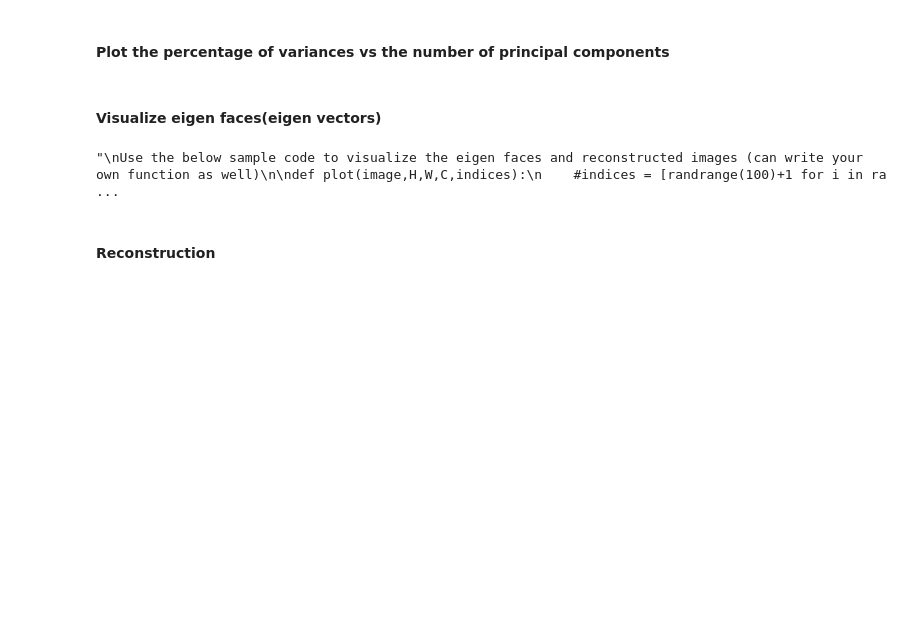
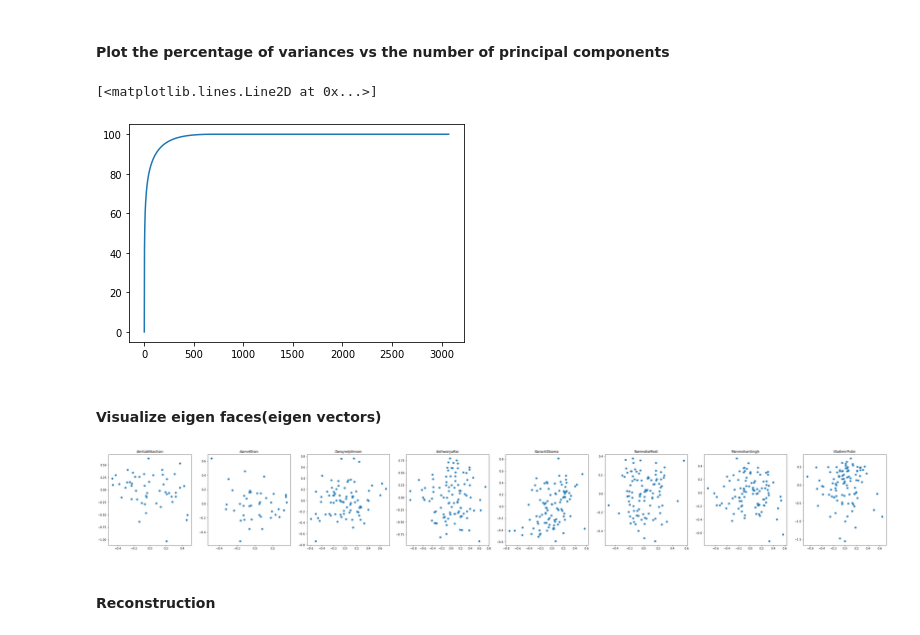
Before and after one commit to AbhinavChowdaryM98/KMeans-And-Regression, a Jupyter notebook: 2019101109_Assignment2_Q3.ipynb, the cells around one changed output. Drawn from its saved outputs; the diff is of its cells as text; code cells hidden in the pictures; blank space fills up the shorter version.

```diff
--- a/2019101109_Assignment2_Q3.ipynb
+++ b/2019101109_Assignment2_Q3.ipynb
@@ -146,42 +160,65 @@ pairs.sort(reverse=True)
 # %%
 # plot variance vs components
 k = 0
 total = np.sum(e_values)
 sum = 0
 for i in range(len(pairs)):
   sum += pairs[i][0]
   k+=1
   if(sum/total > 0.99999999):
     break
 #k = 678
 l = [pairs[i][1] for i in range(k)] # k x 3072
 l = np.array(l)
+percent_variances = [0]
+for i in pairs:
+  percent_variances.append((percent_variances[-1]+i[0]))
+percent_variances = np.array(percent_variances)
+percent_variances = percent_variances/total
+percent_variances = percent_variances*100
+plt.plot(np.arange(len(e_values)+1), percent_variances)
+# %% [output]
+[<matplotlib.lines.Line2D at 0x...>]
+[figure, added]
 # %% [markdown]
 #### Visualize eigen faces(eigen vectors)
 # %%
-"""
-Use the below sample code to visualize the eigen faces and reconstructed images (can write your own function as well)
+# Load data again
+X,y = load_data(dirpath)
 
-def plot(image,H,W,C,indices):
-    #indices = [randrange(100)+1 for i in range(5)]
-    pl = np.reshape(image.T,(-1,H,W,C))
-    plt.figure(figsize=(25,25))
-    for c,i in enumerate(indices):
-        ele = pl[i]
-        minim = np.min(ele)
-        maxim = np.max(ele)
-        ele = (ele - minim) / (maxim - minim)
-        ele = np.clip(ele,0,254)
-        plt.subplot(1,12,c+1)
-        plt.axis('off')
-        plt.imshow(ele,cmap=plt.cm.gray)
-    plt.show()
+individuals = [[] for i in range(len(set(y)))]
+for i in range(len(y)):
+  individuals[y[i]].append(X[i])
 
-indices = [randrange(12)+1 for i in range(5)]
-plot(eig_vecs,H,W,C, indices)
-"""
+tmp_dict = {
+    0: 'Amitabhbachan',
+    1: 'AamirKhan',
+    2: 'DwayneJohnson',
+    3: 'AishwaryaRai',
+    4: 'BarackObama',
+    5: 'NarendraModi',
+    6: 'ManmohanSingh',
+    7: 'VladimirPutin'
+}
+
+fig = plt.figure(figsize=(50,6))
+
+for i in range(8):
+  tmp = np.array(individuals[i]).reshape(len(individuals[i]), 3072)
+  tmp_mean = np.mean(tmp, axis=0)
+  tmp = tmp-tmp_mean
+  values, vectors = eigh(np.matmul(tmp.T, tmp))
+  tmp_pairs = [(values[j], vectors[j]) for j in range(len(values))]
+  tmp_pairs.sort(reverse=True)
+  u = [tmp_pairs[0][1], tmp_pairs[1][1]]
+  u = np.array(u).T
+  v = np.matmul(tmp, u)
+  fig.add_subplot(1,8,i+1)
+  #plt.figure(figsize=(4,3))
+  plt.title(tmp_dict[i])
+  plot = plt.scatter(v[:,0],v[:,1])
 # %% [output]
-"\nUse the below sample code to visualize the eigen faces and reconstructed images (can write your own function as well)\n\ndef plot(image,H,W,C,indices):\n    #indices = [randrange(100)+1 for i in ra ...
+[figure, added]
 # %% [markdown]
 #### Reconstruction
 # %%
```
Also changed, not shown: parts of 12 cells of this notebook, 2 other files.
